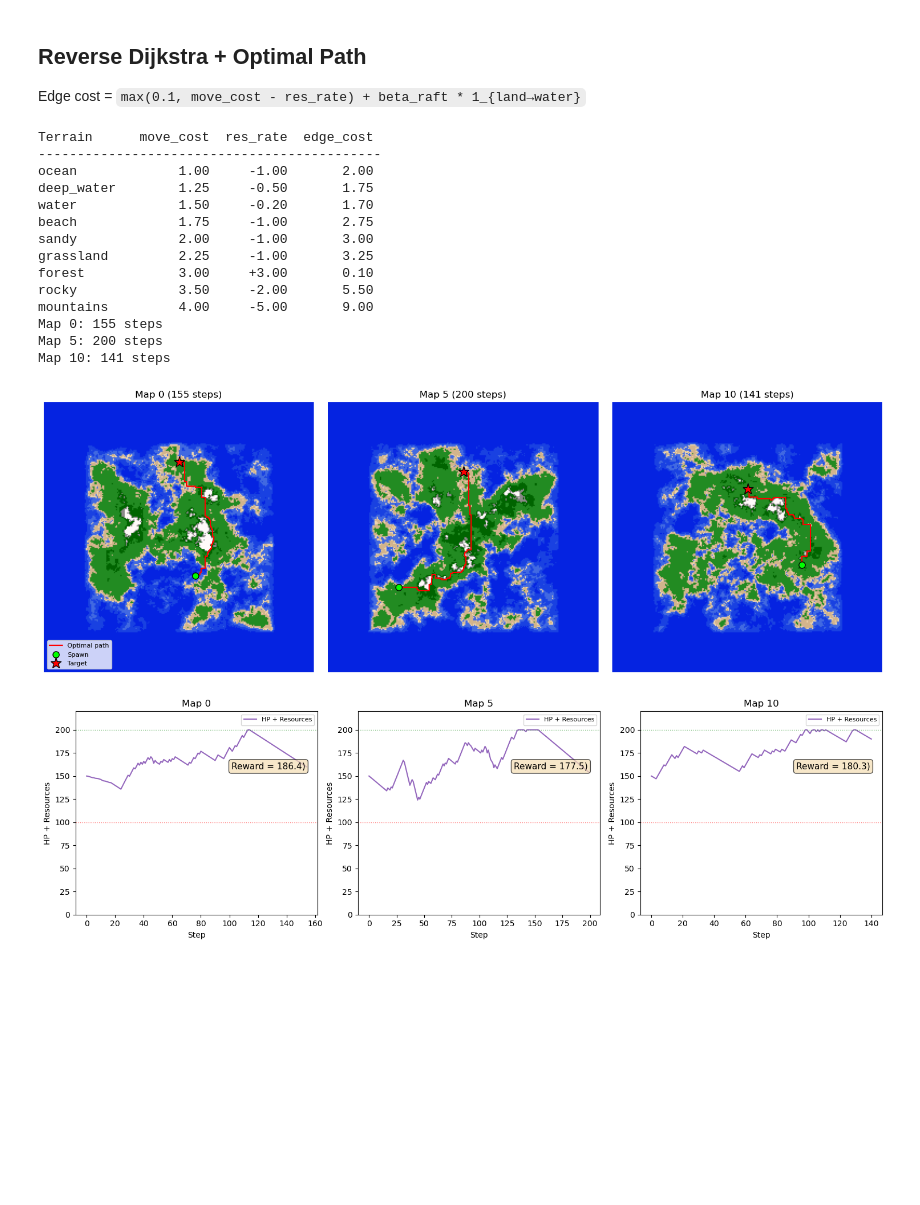
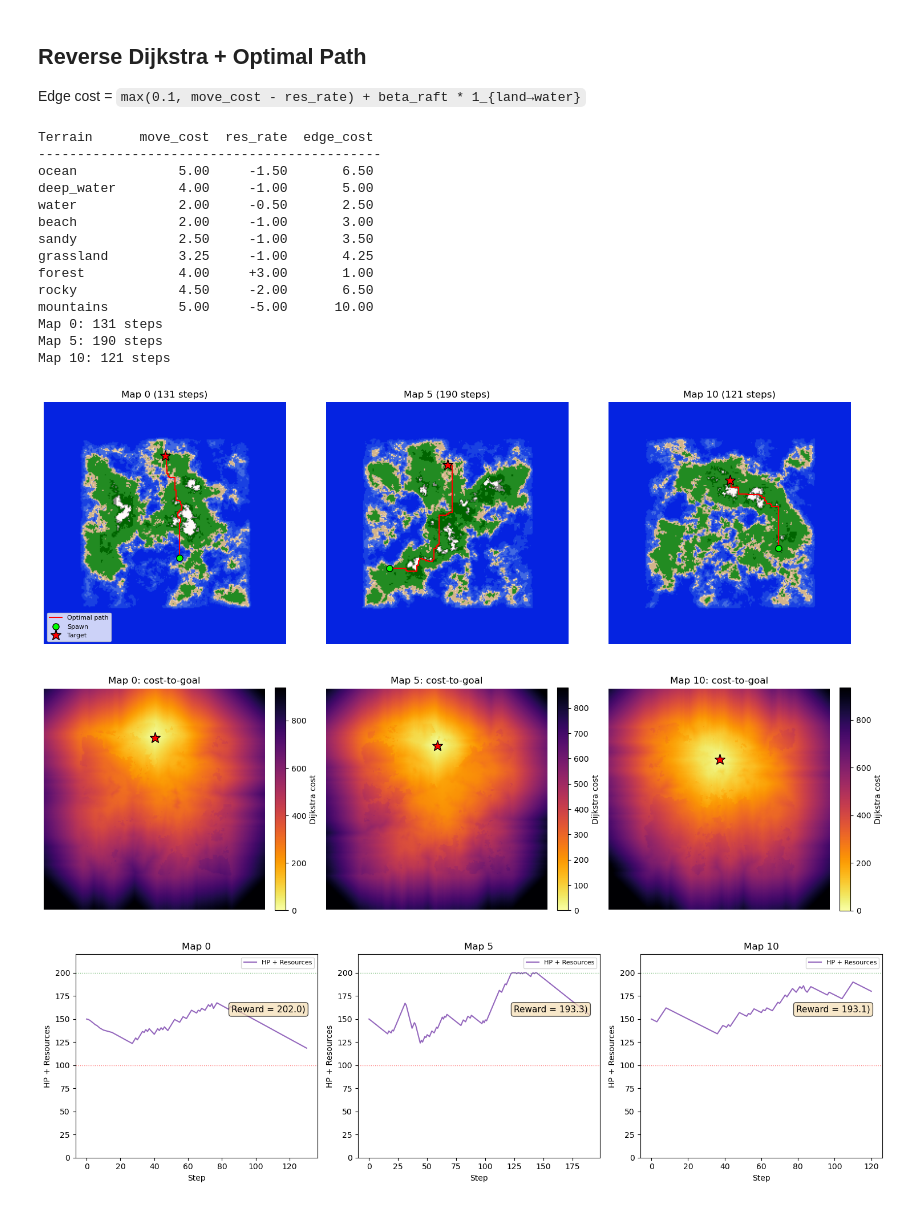
Before and after one commit to 0xbadc0ffe/Crusoe-Cogniland, a Jupyter notebook: notebooks/reward_exploration.ipynb, the cells around one changed output. Drawn from its saved outputs; the diff is of its cells as text; code cells hidden in the pictures; blank space fills up the shorter version.

```diff
--- a/notebooks/reward_exploration.ipynb
+++ b/notebooks/reward_exploration.ipynb
@@ -246,56 +246,69 @@ def trace_optimal_path(ctg, spawn, target, max_steps=5000):
     return path
 
 # Reverse Dijkstra with resource-aware costs
 world_maps_t = torch.stack(maps)
 targets_t = torch.tensor(targets, dtype=torch.long)
 
 ctg_maps = []
 for i in range(3):
     wm = maps[i].numpy()
     H, W = wm.shape
     graph = build_resource_aware_graph(wm, TERRAINS, config.reward.beta_raft)
     tr, tc = targets[i]
     target_idx = tr * W + tc
     dist = scipy_dijkstra(graph.T, directed=True, indices=target_idx)
     ctg_maps.append(dist.reshape(H, W))
 
 paths = []
 for i in range(3):
     p = trace_optimal_path(ctg_maps[i], spawns[i], targets[i])
     paths.append(p)
     print(f"Map {MAP_IDS[i]}: {len(p)} steps")
 
-# Plot
-fig, axes = plt.subplots(1, 3, figsize=(15, 5))
-for ax, m, p, sp, tg, mid in zip(axes, maps, paths, spawns, targets, MAP_IDS):
-    ax.imshow(colorize(m))
+# Plot: top row = map + path, bottom row = cost-to-go heatmap
+fig, axes = plt.subplots(2, 3, figsize=(15, 10))
+for i, (m, p, sp, tg, mid, ctg) in enumerate(zip(maps, paths, spawns, targets, MAP_IDS, ctg_maps)):
+    ax_map = axes[0, i]
+    ax_ctg = axes[1, i]
+
+    # Top: terrain map with optimal path overlay
+    ax_map.imshow(colorize(m))
     cols = [c for r, c in p]
     rows = [r for r, c in p]
-    ax.plot(cols, rows, "r-", linewidth=1.5, label="Optimal path")
-    ax.plot(sp[1], sp[0], "o", color="lime", markersize=8, markeredgecolor="k", label="Spawn")
-    ax.plot(tg[1], tg[0], "r*", markersize=14, markeredgecolor="k", label="Target")
-    ax.set_title(f"Map {mid} ({len(p)} steps)", fontsize=12)
-    ax.axis("off")
+    ax_map.plot(cols, rows, "r-", linewidth=1.5, label="Optimal path")
+    ax_map.plot(sp[1], sp[0], "o", color="lime", markersize=8, markeredgecolor="k", label="Spawn")
+    ax_map.plot(tg[1], tg[0], "r*", markersize=14, markeredgecolor="k", label="Target")
+    ax_map.set_title(f"Map {mid} ({len(p)} steps)", fontsize=12)
+    ax_map.axis("off")
 
-axes[0].legend(loc="lower left", fontsize=8, framealpha=0.8)
+    # Bottom: Dijkstra cost-to-go heatmap (inf = unreachable, shown as black)
+    ctg_display = np.where(np.isinf(ctg), np.nan, ctg)
+    im = ax_ctg.imshow(ctg_display, cmap="inferno_r", origin="upper",
+                       vmin=np.nanmin(ctg_display), vmax=np.nanpercentile(ctg_display, 98))
+    ax_ctg.plot(tg[1], tg[0], "r*", markersize=14, markeredgecolor="k")
+    ax_ctg.set_title(f"Map {mid}: cost-to-goal", fontsize=12)
+    ax_ctg.axis("off")
+    plt.colorbar(im, ax=ax_ctg, fraction=0.046, pad=0.04, label="Dijkstra cost")
+
+axes[0, 0].legend(loc="lower left", fontsize=8, framealpha=0.8)
 plt.tight_layout()
 plt.show()
 # %% [output]
 Terrain      move_cost  res_rate  edge_cost
 --------------------------------------------
-ocean             1.00     -1.00       2.00
-deep_water        1.25     -0.50       1.75
-water             1.50     -0.20       1.70
-beach             1.75     -1.00       2.75
-sandy             2.00     -1.00       3.00
-grassland         2.25     -1.00       3.25
-forest            3.00     +3.00       0.10
-rocky             3.50     -2.00       5.50
-mountains         4.00     -5.00       9.00
-Map 0: 155 steps
-Map 5: 200 steps
-Map 10: 141 steps
+ocean             5.00     -1.50       6.50
+deep_water        4.00     -1.00       5.00
+water             2.00     -0.50       2.50
+beach             2.00     -1.00       3.00
+sandy             2.50     -1.00       3.50
+grassland         3.25     -1.00       4.25
+forest            4.00     +3.00       1.00
+rocky             4.50     -2.00       6.50
+mountains         5.00     -5.00      10.00
+Map 0: 131 steps
+Map 5: 190 steps
+Map 10: 121 steps
-[figure, old version]
+[figure, new version]
 # %%
 def simulate_walk(path, heightmap, ctg, config, compiled_np):
     """Simulate agent HP/resources/reward along a given path.
@@ -370,7 +383,6 @@ def simulate_walk(path, heightmap, ctg, config, compiled_np):
 
         # 7. Reward (core.py lines 116-159)
         r_progress = rw.lambda_p * (prev_ctg - new_ctg)
-        r_risk = -rw.lambda_rho * risk
         r_step = -rw.lambda_s
 
         reached = path[t] == path[-1] and t == len(path) - 1
@@ -380,7 +392,7 @@ def simulate_walk(path, heightmap, ctg, config, compiled_np):
         r_success = (rw.reach_bonus + rw.lambda_t * time_ratio) if reached else 0.0
         r_death = (-rw.lambda_d * rw.reach_bonus) if not alive else 0.0
 
-        reward_t = r_progress + r_risk + r_step + r_success + r_death
+        reward_t = r_progress  + r_step + r_success + r_death
         cumul += reward_t
 
         hp_hist.append(hp)
@@ -427,7 +439,7 @@ for i, (ax, path, m, mid) in enumerate(zip(axes, paths, maps, MAP_IDS)):
 plt.tight_layout()
 plt.show()
 # %% [output]
-[figure, old version]
+[figure, new version]
 # %%
 # (row, col) coordinates — edit these and re-run cells below
 spawns = [
```
Also changed, not shown: parts of 4 cells of this notebook, 4 other files.
